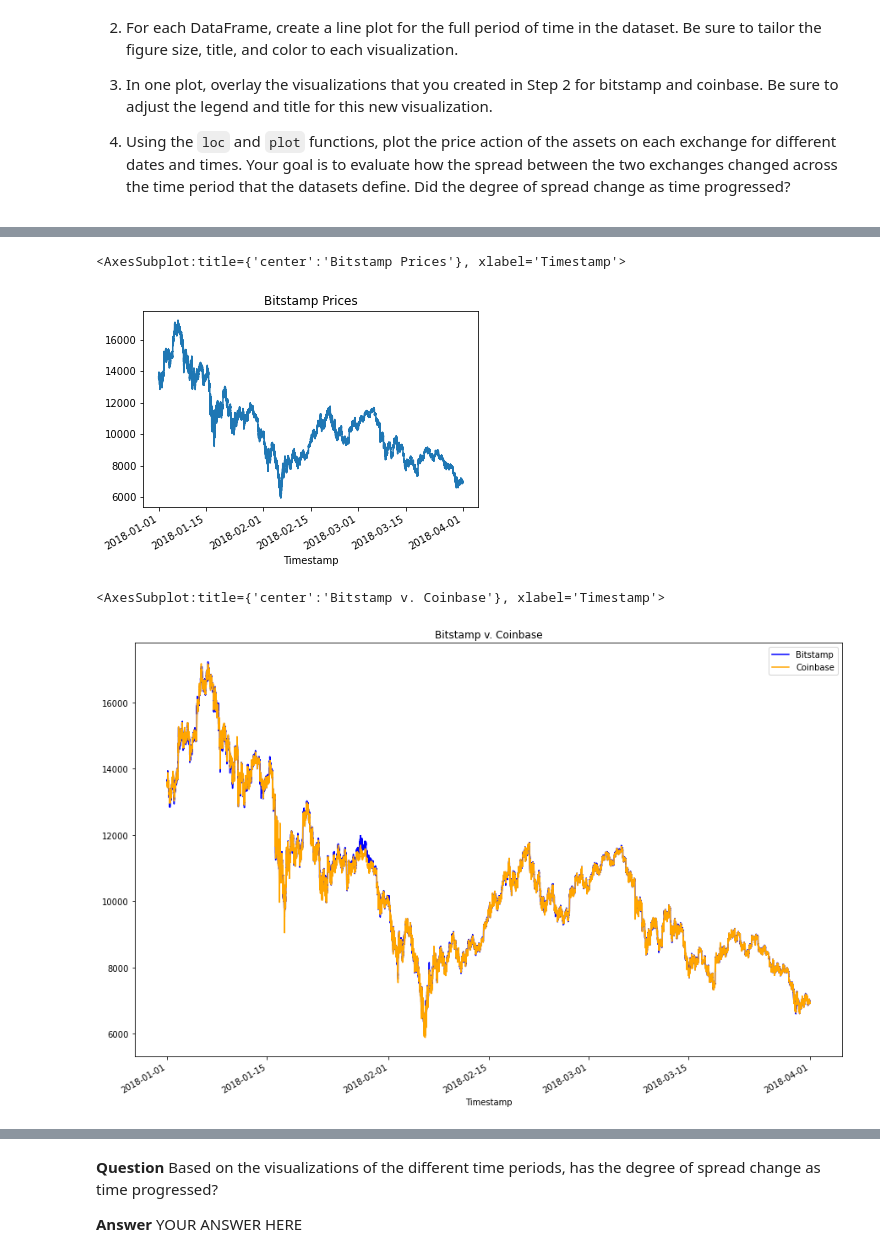
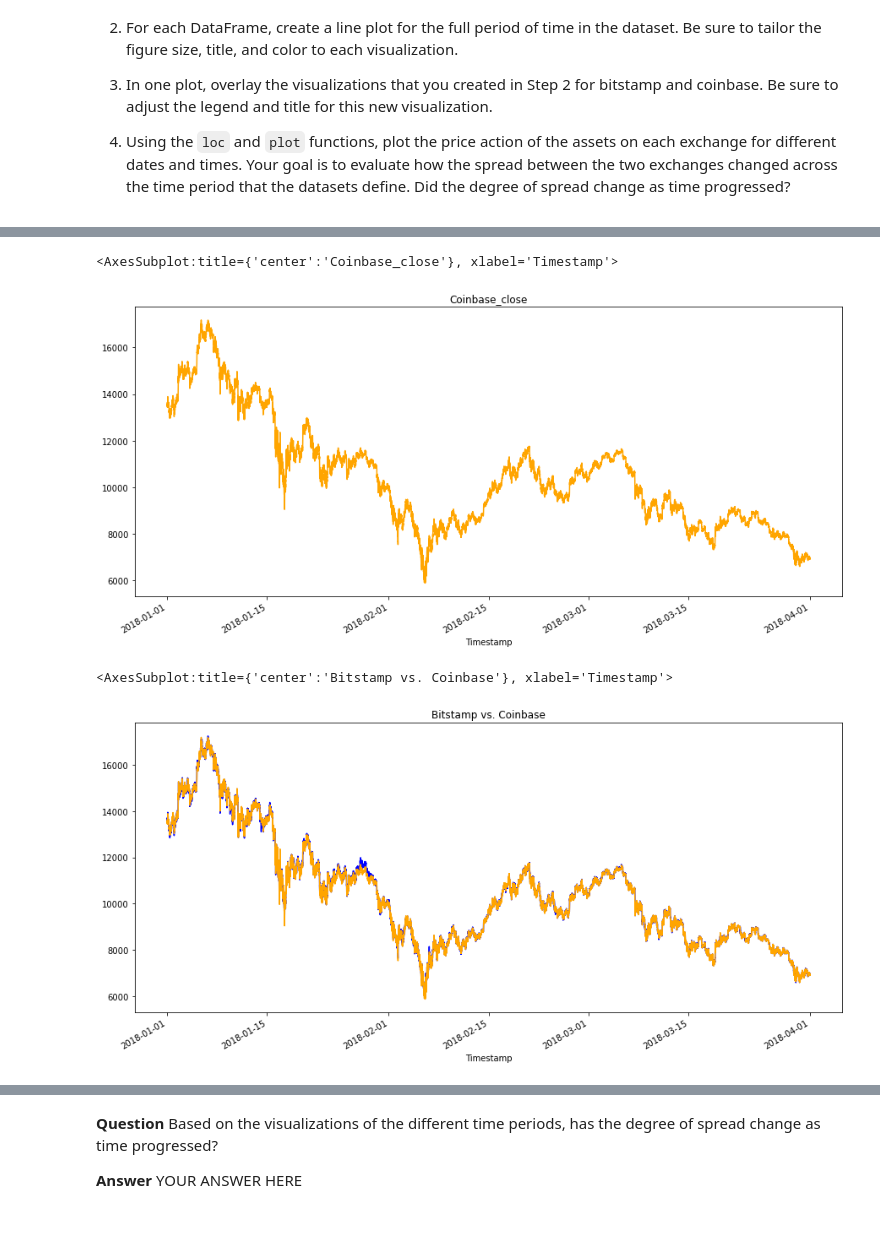
Before and after one commit to dhockenb/Challenge-3, a Jupyter notebook: crypto_arbitrage.ipynb, the cells around one changed output, grey strips where cells are left out. Cells and saved outputs as stored; diff of their text form; code cells hidden in the pictures; blank space fills up the shorter version.

```diff
--- a/crypto_arbitrage.ipynb
+++ b/crypto_arbitrage.ipynb
@@ -194,7 +194,7 @@ bitstamp_sliced = # YOUR CODE HERE
 # %%
 # Use loc or iloc to select `Timestamp (the index)` and `Close` from coinbase DataFrame
-coinbase_sliced = # YOUR CODE HERE
+coinbase_sliced = coinbase.iloc[:, 0]
 
 # Review the first five rows of the DataFrame
-# YOUR CODE HERE
+coinbase_sliced.head()
 # %% [output]
@@ -253,17 +253,18 @@ Sort through the time series data associated with the bitstamp and coinbase Data
 # %%
 # Create a line plot for the coinbase DataFrame for the full length of time in the dataset
 # Be sure that the figure size, title, and color are tailored to each visualization
-# YOUR CODE HERE
+coinbase_sliced.plot(figsize=(15, 7), title='Coinbase_close', color='orange')
 # %% [output]
-<AxesSubplot:title={'center':'Bitstamp Prices'}, xlabel='Timestamp'>
+<AxesSubplot:title={'center':'Coinbase_close'}, xlabel='Timestamp'>
-[figure, old version]
+[figure, new version]
 # %%
 # Overlay the visualizations for the bitstamp and coinbase DataFrames in one plot
 # The plot should visualize the prices over the full lenth of the dataset
 # Be sure to include the parameters: legend, figure size, title, and color and label
-# YOUR CODE HERE
+bitstamp_sliced.plot(figsize=(15, 7), title='Bitstamp vs. Coinbase', color='blue')
+coinbase_sliced.plot(figsize=(15, 7), color='orange')
 # %% [output]
-<AxesSubplot:title={'center':'Bitstamp v. Coinbase'}, xlabel='Timestamp'>
+<AxesSubplot:title={'center':'Bitstamp vs. Coinbase'}, xlabel='Timestamp'>
-[figure, old version]
+[figure, new version]
 # %%
 # Using the loc and plot functions, create an overlay plot that visualizes
```
Also changed, not shown: parts of 32 cells of this notebook.
